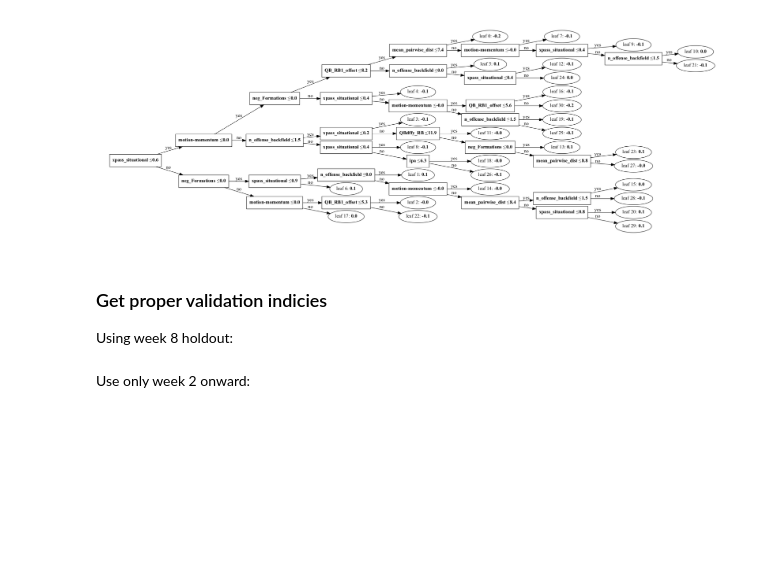
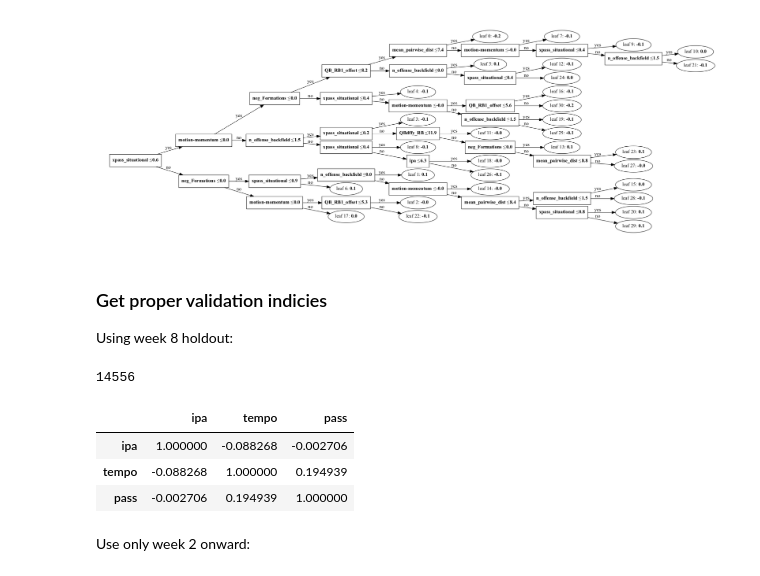
Before and after one commit to meagvo/NFL_BDB2025, a Jupyter notebook: pred-nov8-working.ipynb, the cells around one changed output. Saved outputs shown, nothing was run; the diff lists cells and outputs as text; code cells hidden in the pictures; blank space fills up the shorter version.

```diff
--- a/pred-nov8-working.ipynb
+++ b/pred-nov8-working.ipynb
@@ -283,6 +311,17 @@ id_week = plays_df.merge(games_df,how='left')
 
 # mark train data with week info
 train_marked = train_data.merge(id_week,how='left')
+# %%
+len(train_marked)
+# %% [output]
+14556
+# %%
+train_data[['ipa','tempo','pass']].corr()
+# %% [output]
+|  | ipa | tempo | pass |
+| ipa | 1.000000 | -0.088268 | -0.002706 |
+| tempo | -0.088268 | 1.000000 | 0.194939 |
+| pass | -0.002706 | 0.194939 | 1.000000 |
 # %% [markdown]
 Use only week 2 onward:
 # %%
```
Also changed, not shown: parts of 20 cells of this notebook, 4 other files.
